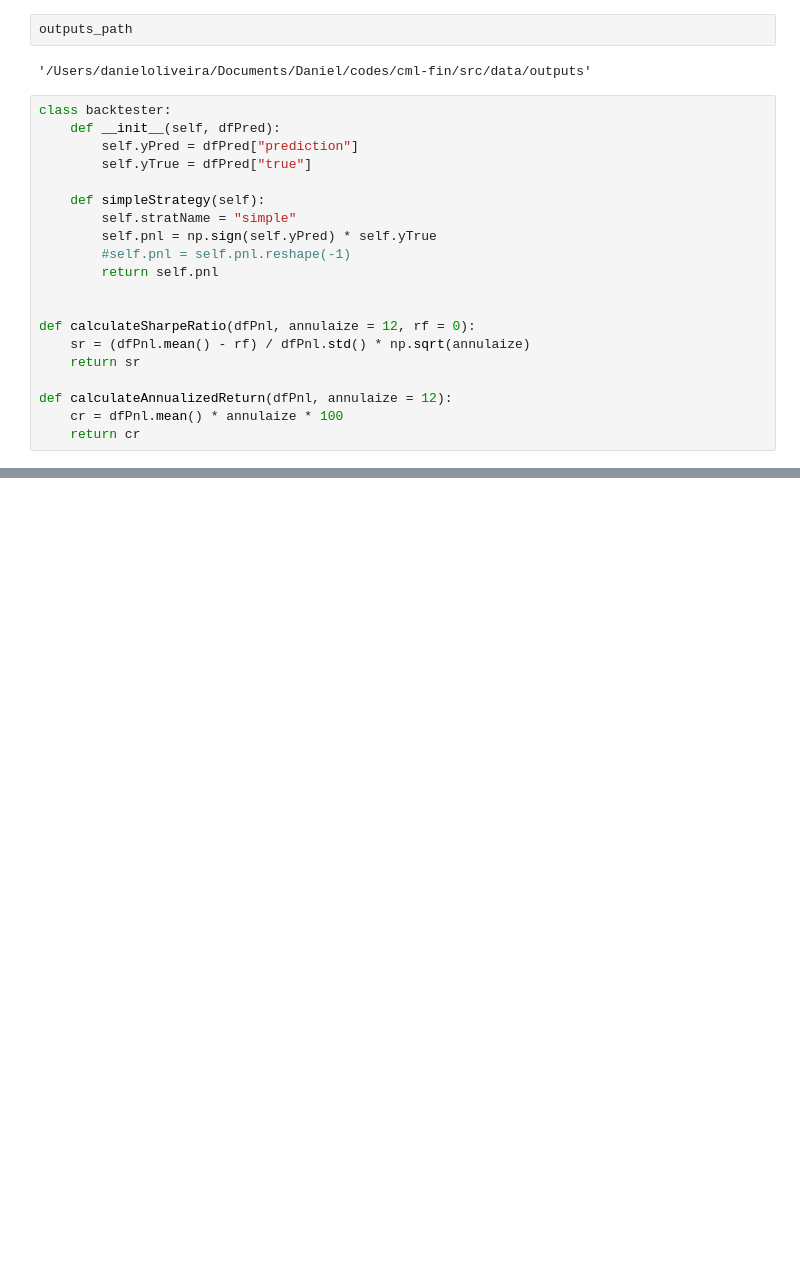
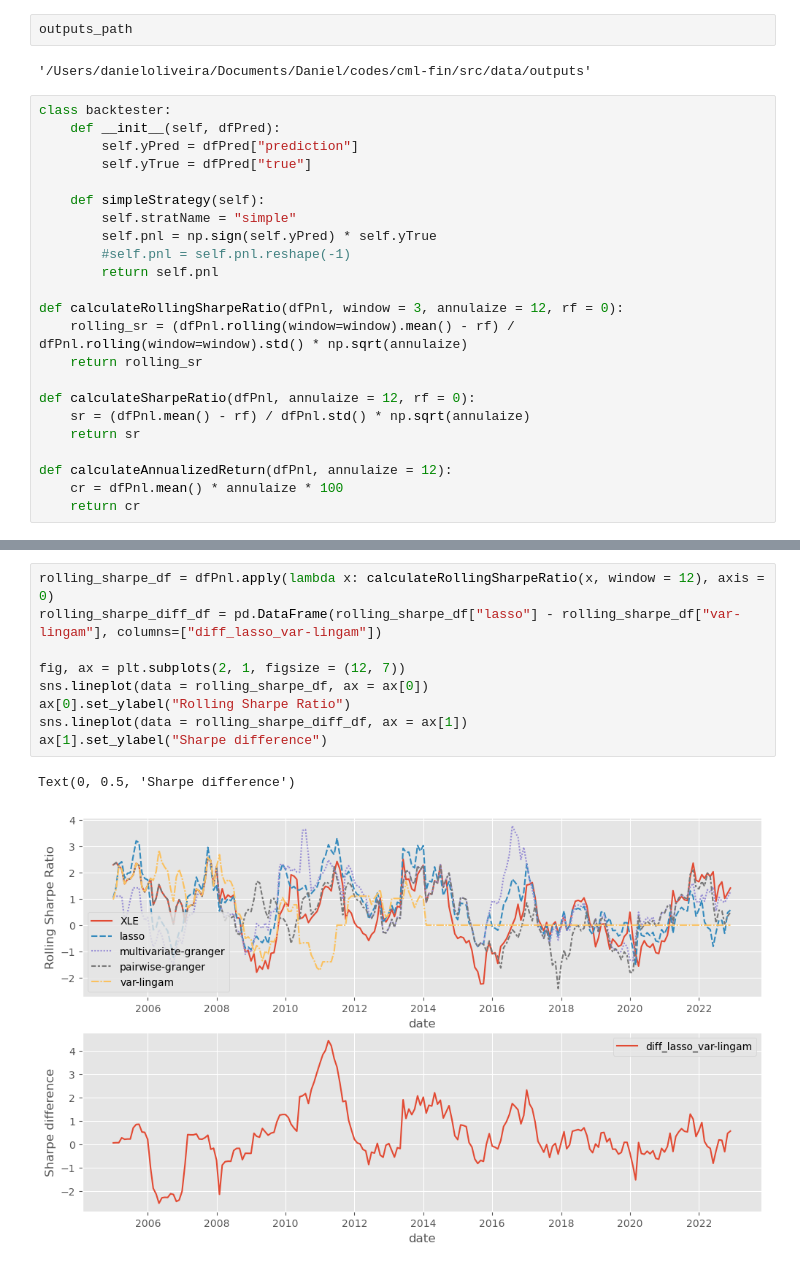
Before and after one commit to dcuoliveira/cml-fin, a Jupyter notebook: src/results_report_portfolio.ipynb, the cells around one changed output, grey strips where cells are left out. Cells and saved outputs as stored; diff of their text form; blank space fills up the shorter version.

```diff
--- a/src/results_report_portfolio.ipynb
+++ b/src/results_report_portfolio.ipynb
@@ -30,6 +30,9 @@ class backtester:
         #self.pnl = self.pnl.reshape(-1)
         return self.pnl
 
+def calculateRollingSharpeRatio(dfPnl, window = 3, annulaize = 12, rf = 0):
+    rolling_sr = (dfPnl.rolling(window=window).mean() - rf) / dfPnl.rolling(window=window).std() * np.sqrt(annulaize)
+    return rolling_sr
 
 def calculateSharpeRatio(dfPnl, annulaize = 12, rf = 0):
     sr = (dfPnl.mean() - rf) / dfPnl.std() * np.sqrt(annulaize)
@@ -84 +88,13 @@ Text(0, 0.5, 'Cumulative returns (%)')
+# %%
+rolling_sharpe_df = dfPnl.apply(lambda x: calculateRollingSharpeRatio(x, window = 12), axis = 0)
+rolling_sharpe_diff_df = pd.DataFrame(rolling_sharpe_df["lasso"] - rolling_sharpe_df["var-lingam"], columns=["diff_lasso_var-lingam"])
+
+fig, ax = plt.subplots(2, 1, figsize = (12, 7))
+sns.lineplot(data = rolling_sharpe_df, ax = ax[0])
+ax[0].set_ylabel("Rolling Sharpe Ratio")
+sns.lineplot(data = rolling_sharpe_diff_df, ax = ax[1])
+ax[1].set_ylabel("Sharpe difference")
+# %% [output]
+Text(0, 0.5, 'Sharpe difference')
+[figure, added]
 # %%
```
Also changed, not shown: parts of 8 cells of this notebook, 1 other file.
